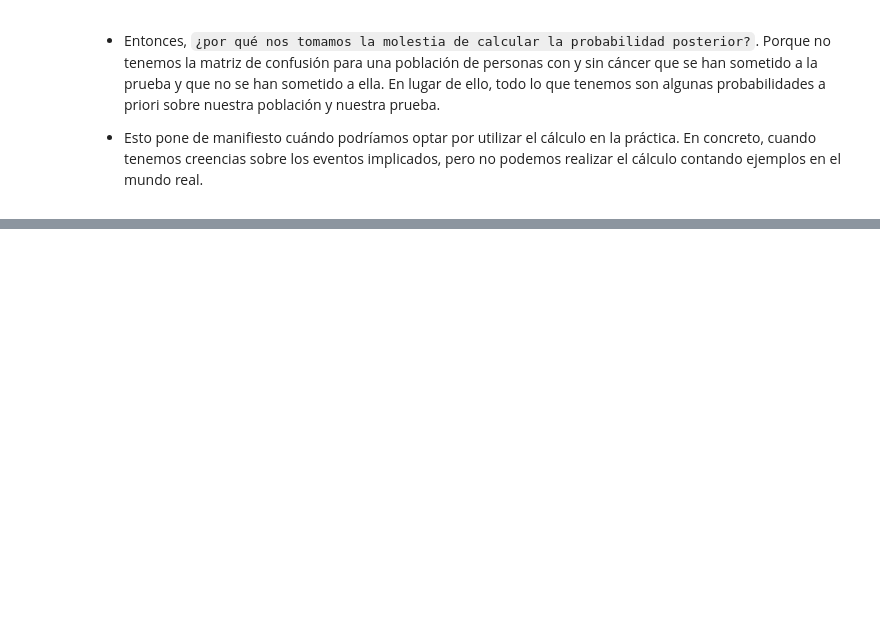
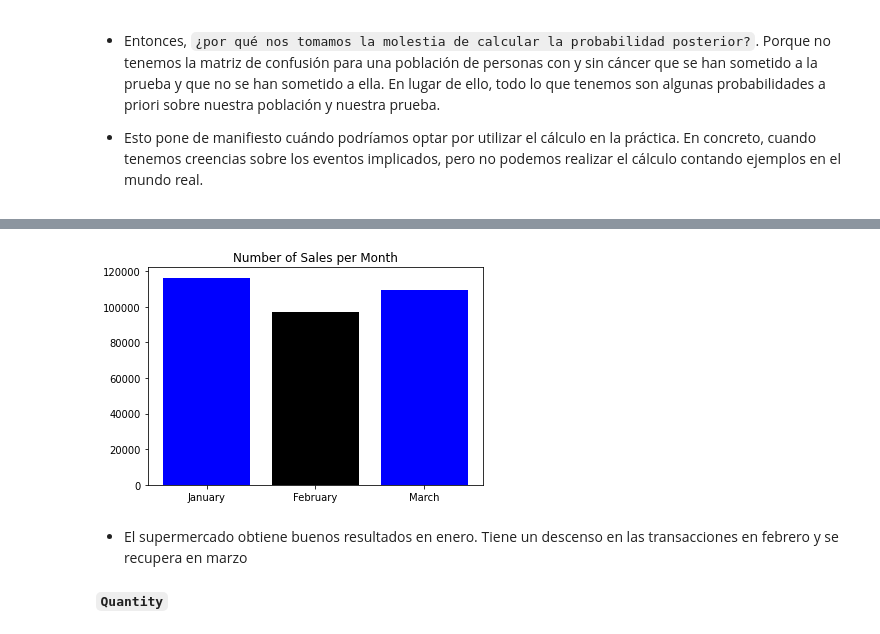
Before and after one commit to lihkir/DataChallengeBook, a Jupyter notebook: _sources/bayes_theorem.ipynb, the cells around one changed output, grey strips where cells are left out. Saved outputs shown, nothing was run; the diff lists cells and outputs as text; code cells hidden in the pictures; blank space fills up the shorter version.

```diff
--- a/_sources/bayes_theorem.ipynb
+++ b/_sources/bayes_theorem.ipynb
@@ -267,0 +449,14 @@ $$
+# %%
+sale = supermarket_df.groupby('month').sum()['Total']
+month = ['January','February','March']
+c = ['b','k','b']
+# %%
+plt.bar(month,sale,color=c)
+plt.title('Number of Sales per Month')
+plt.show()
+# %% [output]
+[figure, added]
+# %% [markdown]
+- El supermercado obtiene buenos resultados en enero. Tiene un descenso en las transacciones en febrero y se recupera en marzo
+# %% [markdown]
+**`Quantity`**
```
Also changed, not shown: parts of 85 cells of this notebook, 28 other files.
